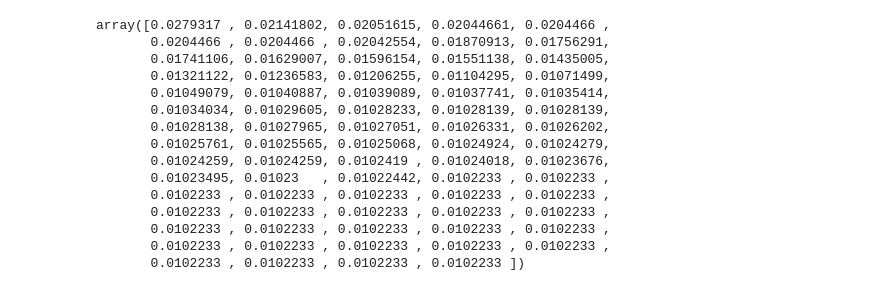
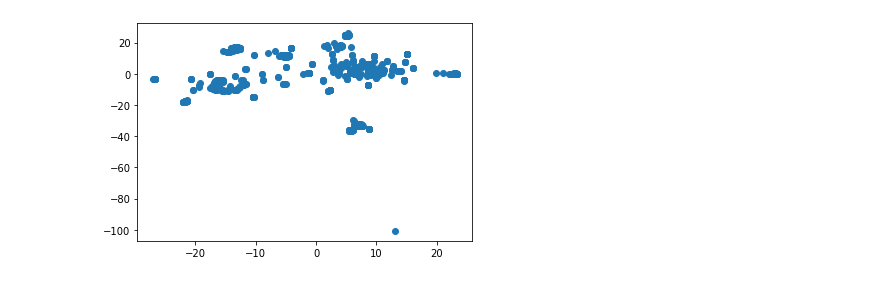
Before and after one commit to Jackelyneg/Unsupervised-machine-learning-challenge, a Jupyter notebook: Untitled.ipynb, the cells around one changed output. Saved outputs shown, nothing was run; the diff lists cells and outputs as text; code cells hidden in the pictures.

Commit message:
adding pca and TSNE models

```diff
--- a/Untitled.ipynb
+++ b/Untitled.ipynb
@@ -38,21 +72,16 @@ df_scaled = StandardScaler().fit_transform(df)
 # %%
 pca = PCA(n_components=0.90)
 df_pca = pca.fit_transform(df_scaled)
-# %%
-pca.explained_variance_ratio_
-# %% [output]
-array([0.0279317 , 0.02141802, 0.02051615, 0.02044661, 0.0204466 ,
-       0.0204466 , 0.0204466 , 0.02042554, 0.01870913, 0.01756291,
-       0.01741106, 0.01629007, 0.01596154, 0.01551138, 0.01435005,
-       0.01321122, 0.01236583, 0.01206255, 0.01104295, 0.01071499,
-       0.01049079, 0.01040887, 0.01039089, 0.01037741, 0.01035414,
-       0.01034034, 0.01029605, 0.01028233, 0.01028139, 0.01028139,
-       0.01028138, 0.01027965, 0.01027051, 0.01026331, 0.01026202,
-       0.01025761, 0.01025565, 0.01025068, 0.01024924, 0.01024279,
-       0.01024259, 0.01024259, 0.0102419 , 0.01024018, 0.01023676,
-       0.01023495, 0.01023   , 0.01022442, 0.0102233 , 0.0102233 ,
-       0.0102233 , 0.0102233 , 0.0102233 , 0.0102233 , 0.0102233 ,
-       0.0102233 , 0.0102233 , 0.0102233 , 0.0102233 , 0.0102233 ,
-       0.0102233 , 0.0102233 , 0.0102233 , 0.0102233 , 0.0102233 ,
-       0.0102233 , 0.0102233 , 0.0102233 , 0.0102233 , 0.0102233 ,
-       0.0102233 , 0.0102233 , 0.0102233 , 0.0102233 ])
+# %%
+# Scale the data
+scaler = StandardScaler()
+scaled_features = scaler.fit_transform(df_pca)
+# %%
+# Run t-SNE
+tsne = TSNE(learning_rate=250)
+tsne_features = tsne.fit_transform(scaled_features)
+# %%
+plt.scatter(tsne_features[:,0], tsne_features[:,1])
+plt.show()
+# %% [output]
+[figure, added]
```
Also changed, not shown: parts of 11 cells of this notebook.
